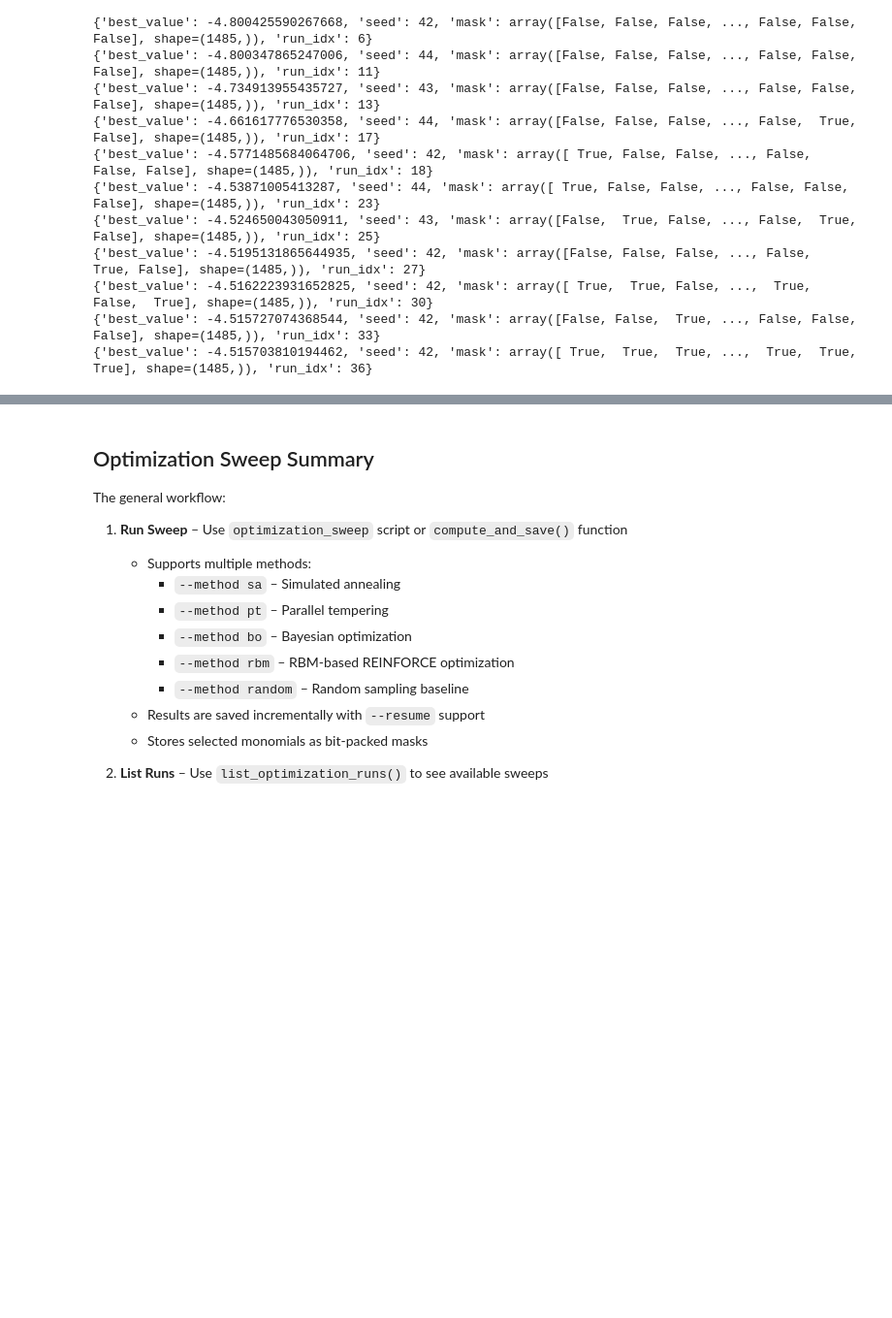
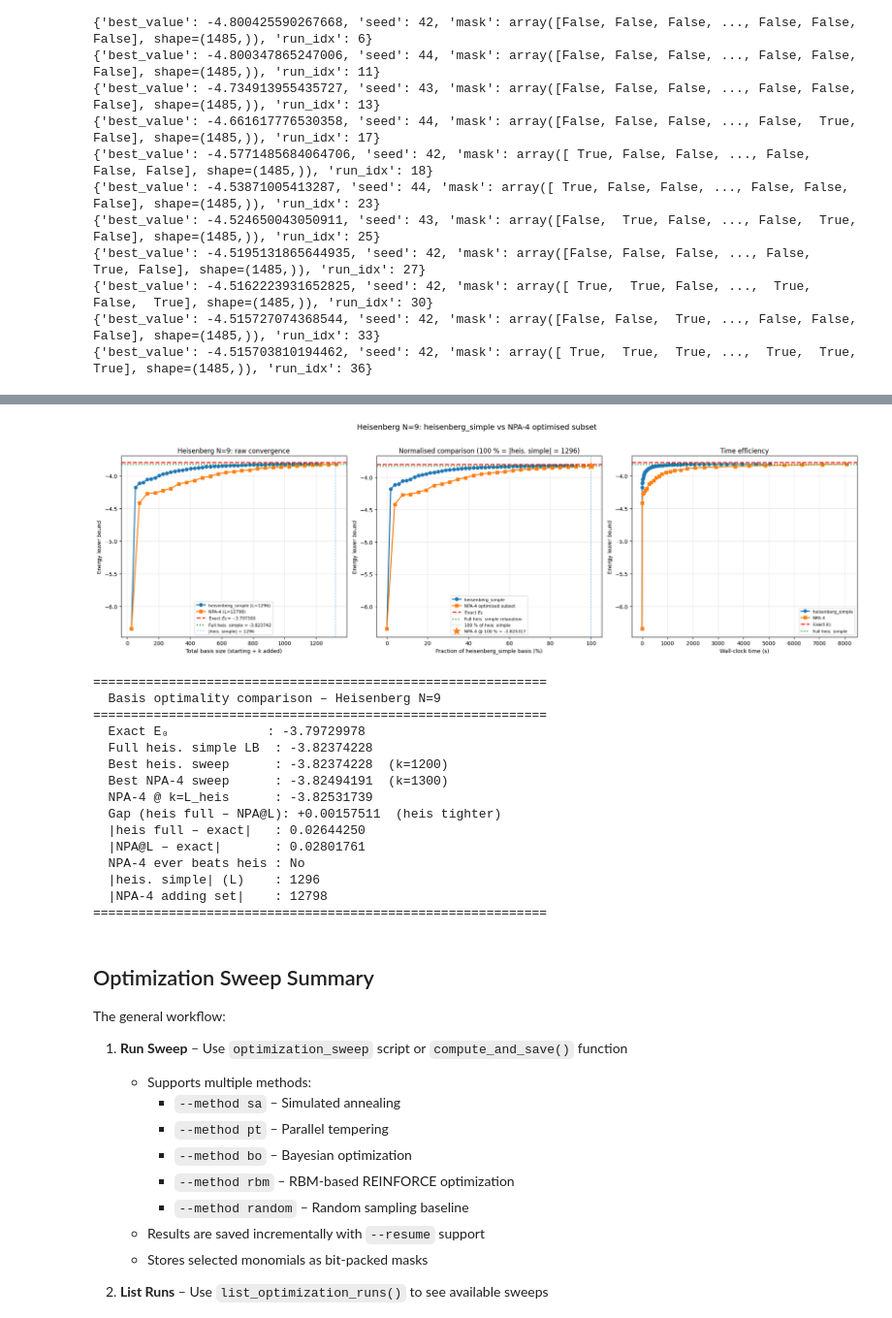
Before and after one commit to Ciscone7/OptimalMomentsNPA, a Jupyter notebook: workflow_demo.ipynb, the cells around one changed output, grey strips where cells are left out. Shown at 97% size. Cells and saved outputs as stored; diff of their text form; code cells hidden in the pictures; blank space fills up the shorter version.

```diff
--- a/workflow_demo.ipynb
+++ b/workflow_demo.ipynb
@@ -548,3 +585,27 @@ Largest k present: 1485
+# %%
+from plots import plot_basis_optimality_comparison
+
+result = plot_basis_optimality_comparison(
+    heis_run_hash="5b84c16e059b17e5",   # heisenberg_simple ending set, N=9
+    npa_run_hash="df5c0b3f90521a39",     # NPA level-4 ending set, N=9
+)
+# %% [output]
+[figure, added]
+============================================================
+  Basis optimality comparison – Heisenberg N=9
+============================================================
+  Exact E₀             : -3.79729978
+  Full heis. simple LB  : -3.82374228
+  Best heis. sweep      : -3.82374228  (k=1200)
+  Best NPA-4 sweep      : -3.82494191  (k=1300)
+  NPA-4 @ k=L_heis      : -3.82531739
+  Gap (heis full – NPA@L): +0.00157511  (heis tighter)
+  |heis full – exact|   : 0.02644250
+  |NPA@L – exact|       : 0.02801761
+  NPA-4 ever beats heis : No
+  |heis. simple| (L)    : 1296
+  |NPA-4 adding set|    : 12798
+============================================================
 # %% [markdown]
 ## Optimization Sweep Summary
 
```
Also changed, not shown: parts of 8 cells of this notebook, 1 other file.
